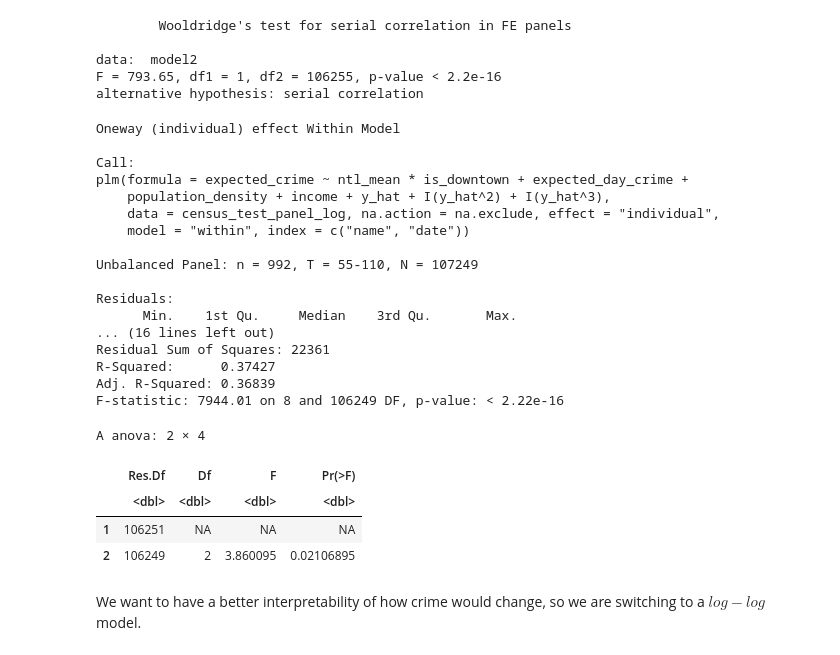
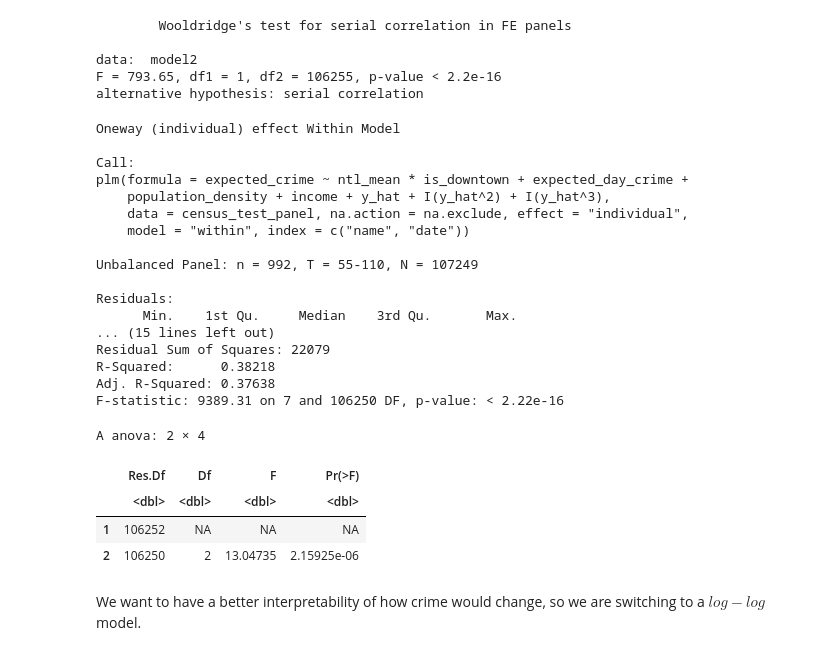
Before and after one commit to Irene-Berezin/econ_398_project, a Jupyter notebook: project_workbook.ipynb, the cells around one changed output. Drawn from its saved outputs; the diff is of its cells as text; code cells hidden in the pictures.

```diff
--- a/project_workbook.ipynb
+++ b/project_workbook.ipynb
@@ -1015,7 +1028,8 @@ write_csv(neighborhood2016_2021_panel, "neighborhood2016_2021_panel.csv")
 With the data ready, we can run our first panel fixed effect model.
 # %%
 census2016_2021_panel_night <- read_csv("census2016_2021_panel.csv")|>
-    drop_na(expected_crime, ntl_mean, population_density, income)
+    drop_na(expected_crime, ntl_mean, population_density, income)|>
+    glimpse()
 # %% [output]
 Rows: 117000 Columns: 27
 ── Column specification ────────────────────────────────────────────────────────
@@ -1254,46 +1295,46 @@ census_test_panel$y_hat <- fitted(model2)
 
 model_reset <- plm(expected_crime ~ ntl_mean*is_downtown + expected_day_crime + population_density + income + y_hat + I(y_hat^2) + I(y_hat^3),
                             index = c("name", "date"),
-                             data = census_test_panel_log,
+                             data = census_test_panel,
                              model = "within",
                              effect = "individual",
                              na.action = na.exclude)
 
 summary(model_reset)
 
 clustered_se_reset <- sqrt(diag(vcovHC(model_reset, type = "HC0", cluster = "group")))
 
 reset_test <- linearHypothesis(
   model_reset,
   c("y_hat = 0", "I(y_hat^2) = 0"),
   vcov   = vcovHC(model_reset, type = "HC0", cluster = "group"),
   test   = "F"
 )
 
 reset_test
 # %% [output]
 Oneway (individual) effect Within Model
 
 Call:
 plm(formula = expected_crime ~ ntl_mean * is_downtown + expected_day_crime +
     population_density + income + y_hat + I(y_hat^2) + I(y_hat^3),
-    data = census_test_panel_log, na.action = na.exclude, effect = "individual",
+    data = census_test_panel, na.action = na.exclude, effect = "individual",
     model = "within", index = c("name", "date"))
 
 Unbalanced Panel: n = 992, T = 55-110, N = 107249
 
 Residuals:
       Min.    1st Qu.     Median    3rd Qu.       Max.
-... (16 lines left out)
-Residual Sum of Squares: 22361
-R-Squared:      0.37427
-Adj. R-Squared: 0.36839
-F-statistic: 7944.01 on 8 and 106249 DF, p-value: < 2.22e-16
+... (15 lines left out)
+Residual Sum of Squares: 22079
+R-Squared:      0.38218
+Adj. R-Squared: 0.37638
+F-statistic: 9389.31 on 7 and 106250 DF, p-value: < 2.22e-16
 A anova: 2 × 4
 |  | Res.Df | Df | F | Pr(>F) |
 |  | <dbl> | <dbl> | <dbl> | <dbl> |
-| 1 | 106251 | NA | NA | NA |
-| 2 | 106249 | 2 | 3.860095 | 0.02106895 |
+| 1 | 106252 | NA | NA | NA |
+| 2 | 106250 | 2 | 13.04735 | 2.15925e-06 |
 # %% [markdown]
 We want to have a better interpretability of how crime would change, so we are switching to a $log-log$ model.
 # %%
```
Also changed, not shown: parts of 10 cells of this notebook.
